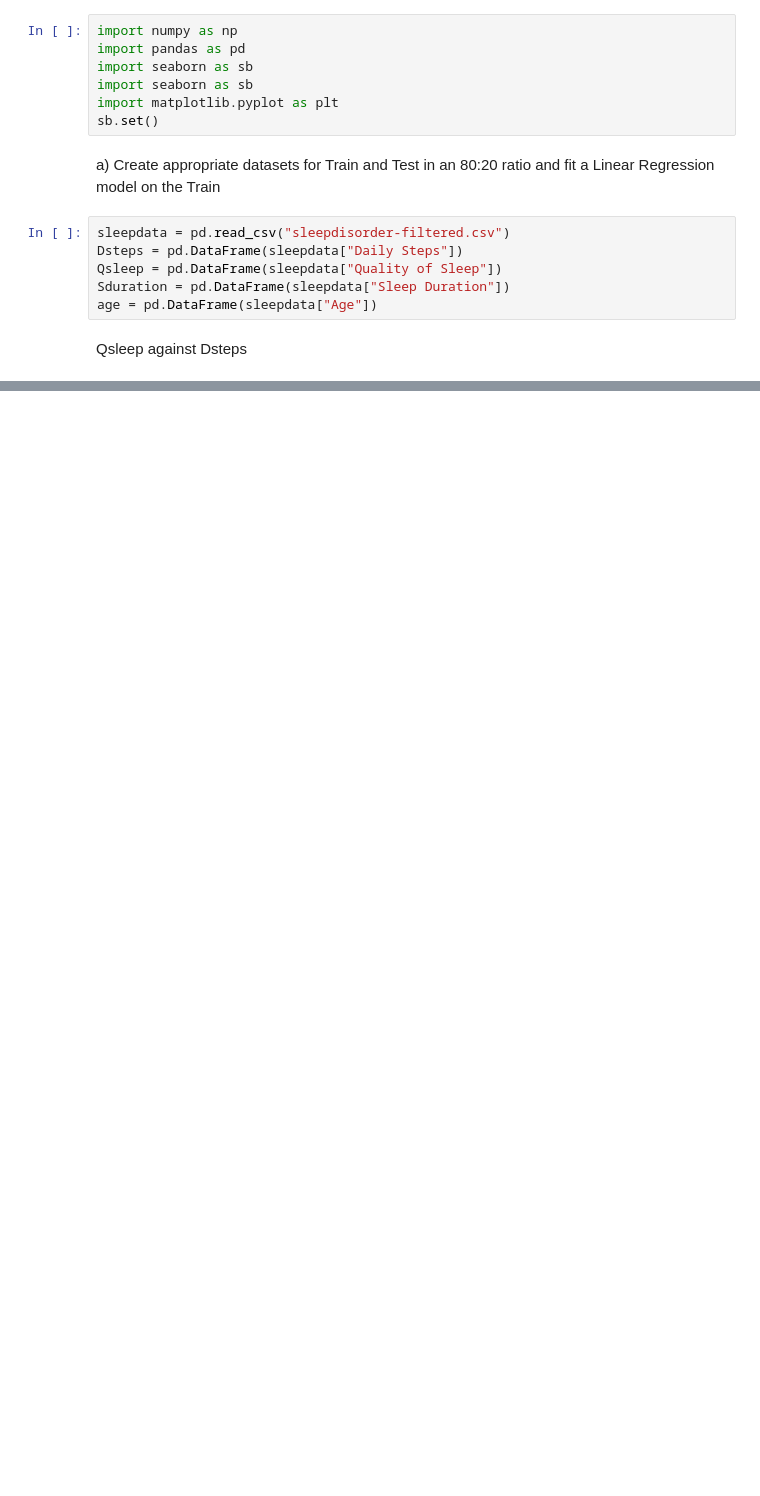
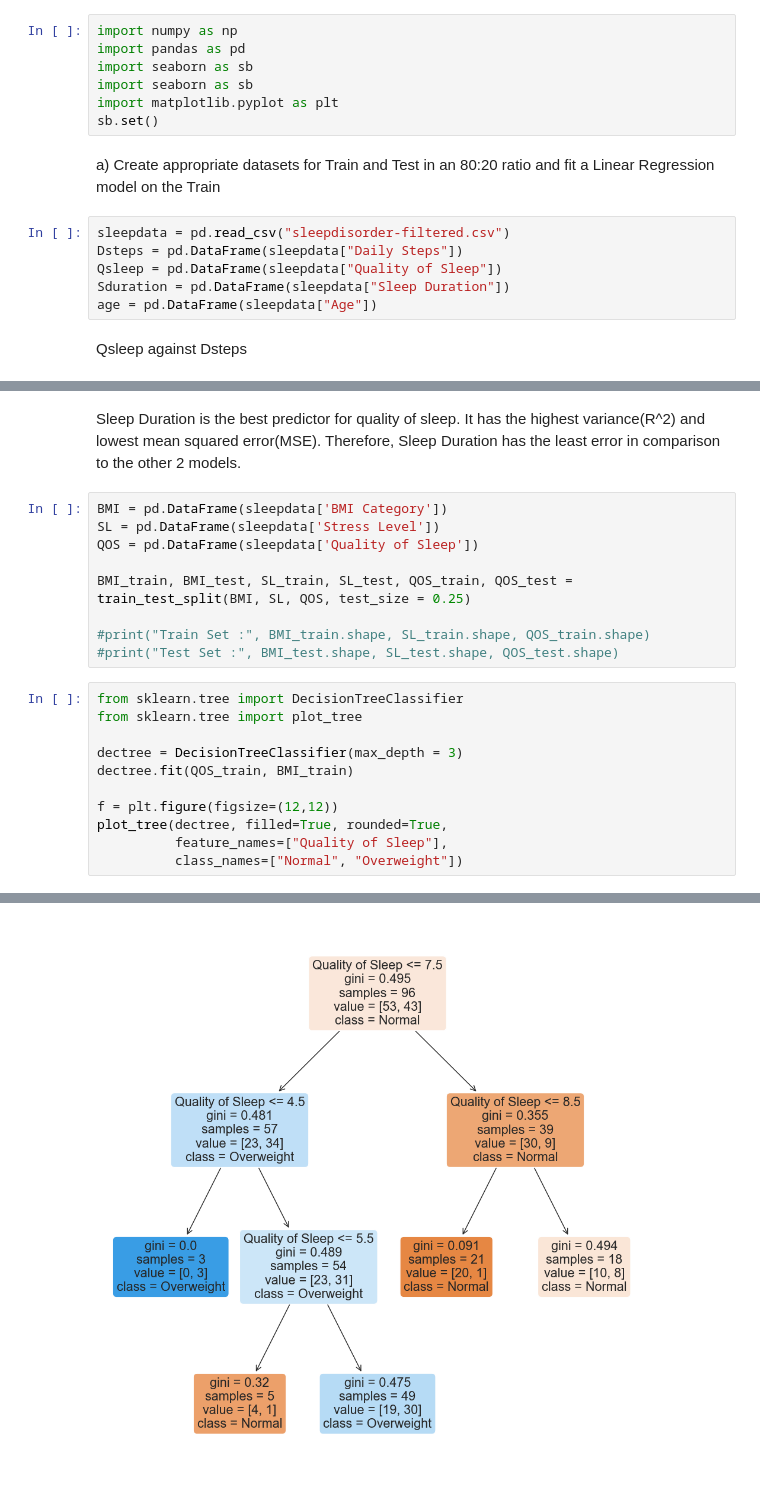
Before and after one commit to Roland13579/SC1015-DS-Project, a Jupyter notebook: Linear regression for Sleep Disorder.ipynb, the cells around one changed output, grey strips where cells are left out. Drawn from its saved outputs; the diff is of its cells as text; blank space fills up the shorter version.

```diff
--- a/Linear regression for Sleep Disorder.ipynb
+++ b/Linear regression for Sleep Disorder.ipynb
@@ -139,0 +134,23 @@ Sleep Duration is the best predictor for quality of sleep. It has the highest va
+# %% [markdown]
+Sleep Duration is the best predictor for quality of sleep. It has the highest variance(R^2) and lowest mean squared error(MSE). Therefore, Sleep Duration has the least error in comparison to the other 2 models.
+# %%
+BMI = pd.DataFrame(sleepdata['BMI Category'])
+SL = pd.DataFrame(sleepdata['Stress Level'])
+QOS = pd.DataFrame(sleepdata['Quality of Sleep'])
+
+BMI_train, BMI_test, SL_train, SL_test, QOS_train, QOS_test = train_test_split(BMI, SL, QOS, test_size = 0.25)
+
+#print("Train Set :", BMI_train.shape, SL_train.shape, QOS_train.shape)
+#print("Test Set :", BMI_test.shape, SL_test.shape, QOS_test.shape)
+# %%
+from sklearn.tree import DecisionTreeClassifier
+from sklearn.tree import plot_tree
+
+dectree = DecisionTreeClassifier(max_depth = 3)
+dectree.fit(QOS_train, BMI_train)
+
+f = plt.figure(figsize=(12,12))
+plot_tree(dectree, filled=True, rounded=True,
+          feature_names=["Quality of Sleep"],
+          class_names=["Normal", "Overweight"])
+# %% [output]
@@ -139,0 +166 @@ Sleep Duration is the best predictor for quality of sleep. It has the highest va
+[figure, added]
```
Also changed, not shown: parts of 18 cells of this notebook, 2 other files.
